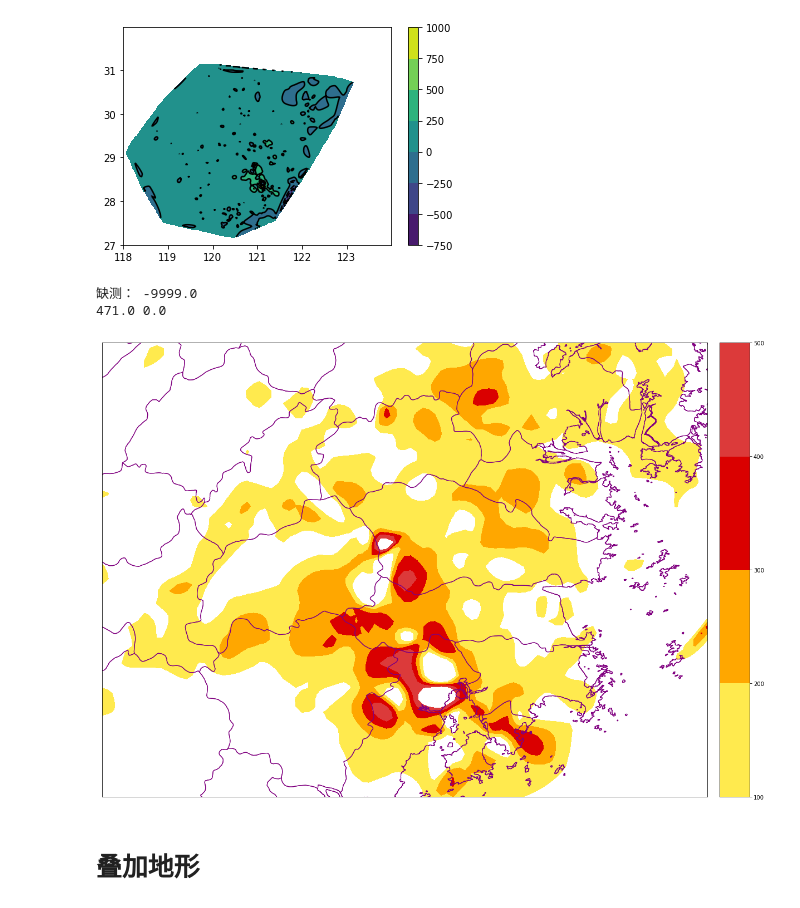
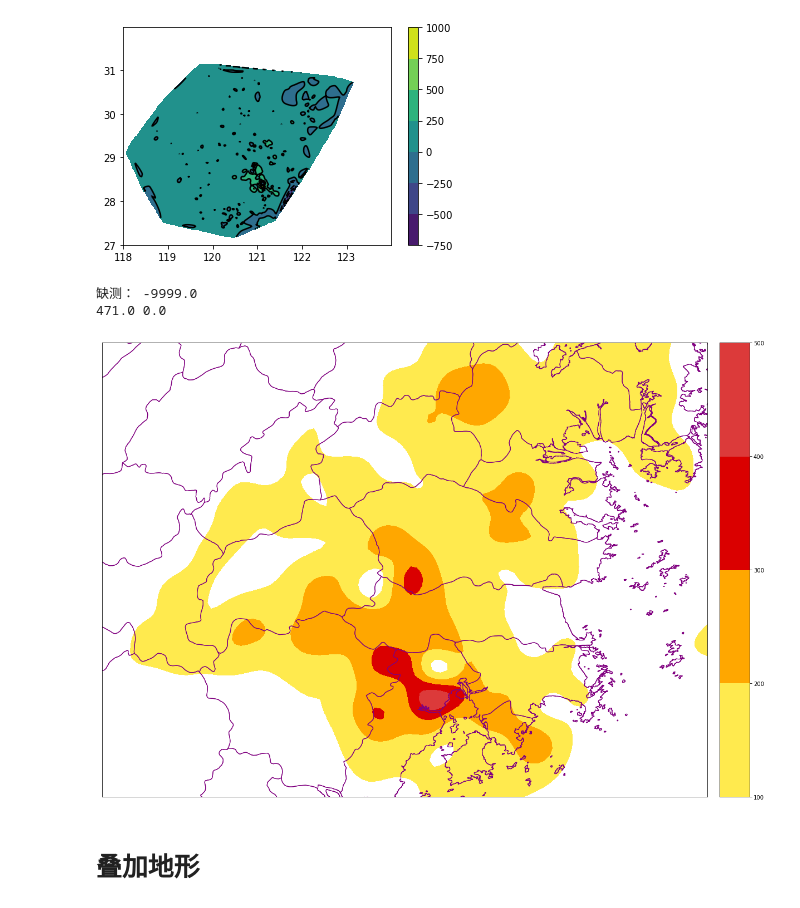
Before and after one commit to liyuan3970/3DVAR_retrive_radar_wind_from_typhoon1909, a Jupyter notebook: notebooks/降水插值.ipynb, the cells around one changed output. Cells and saved outputs as stored; diff of their text form; code cells hidden in the pictures.

Commit message:
data

```diff
--- a/notebooks/降水插值.ipynb
+++ b/notebooks/降水插值.ipynb
@@ -205,9 +205,9 @@ gauss_kernel = Gaussian2DKernel(2)
 smoothed_data_gauss = convolve(Z_linear, gauss_kernel)
 
 
-xrr =xr.DataArray(Z_linear, coords=[y, x], dims=['lat', 'lon'])
+#xrr =xr.DataArray(Z_linear, coords=[y, x], dims=['lat', 'lon'])
 
-#xrr =xr.DataArray(smoothed_data_gauss, coords=[y, x], dims=['lat', 'lon'])
+xrr =xr.DataArray(smoothed_data_gauss, coords=[y, x], dims=['lat', 'lon'])
 
 
 
@@ -232,33 +232,34 @@ levels = [100,200,300,400,500]
 rgb_file = 'ncl_default'
 #以下是核心api,实质为调用Cmaps基类的listmap()方法
 cmaps = Cmaps('ncl_default',self_define_list).listmap()
 m = Basemap(llcrnrlon=120,llcrnrlat=28.0,urcrnrlon=122.0,urcrnrlat=29.5)
 fname = '/home/liyuan3970/Data/data/meto_data/geogphy_file/zhejiang'
 shade = m.contourf(X,Y,xrr,cmap=cmaps,levels=levels)
 m.readshapefile(fname,'zhejiang',color='purple',linewidth=1.2)
 m.colorbar(shade)
 #ax = plt.axes(projection=ccrs.PlateCarree())
 #ax.coastlines()
 # xrr.plot()
 
 
 #print(Z_linear)
 # print(Pi.shape,len(Zi),Ni)
 print(max(Zi),min(Zi))
 # #print(lon)
 # #plt.imshow(Z_linear)
 # #print(Zi)
 # plt.contourf(X, Y, Z_linear)
 # #plt.contourf(X, Y, Z_linear)
 # plt.colorbar()
 # plt.contour(X, Y, Z_linear, colors = "k")
 # #plt.triplot(Xi, Yi , tri.simplices.copy(), color = "k")
 # #plt.plot(x0, y0, "or", label = "Data")
 # #plt.legend()
 # plt.grid()
+plt.savefig("../picture/rain")
 # %% [output]
 缺测： -9999.0
 471.0 0.0
-[figure, old version]
+[figure, new version]
 # %% [markdown]
 #  叠加地形
```
Also changed, not shown: 14 other files.
